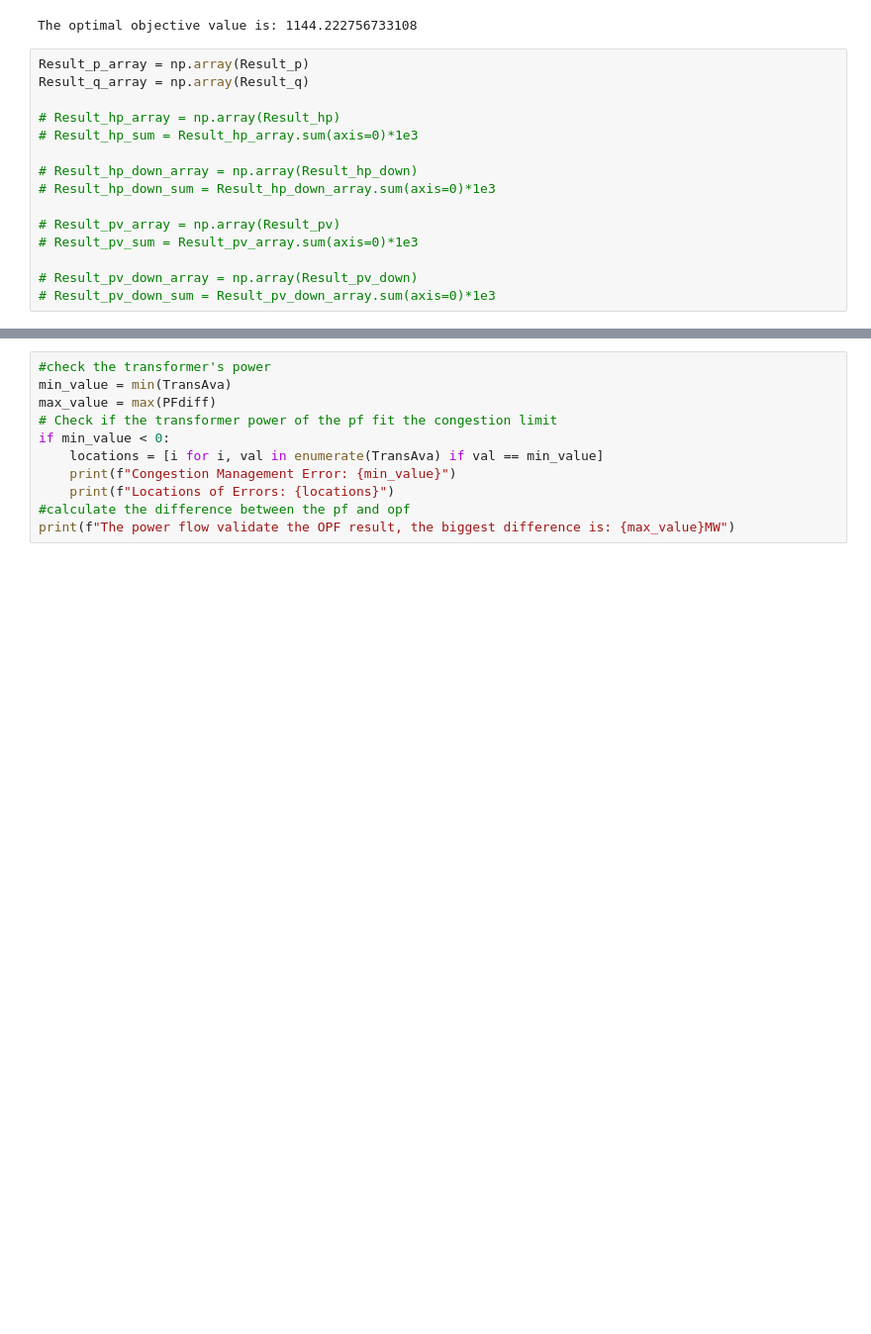
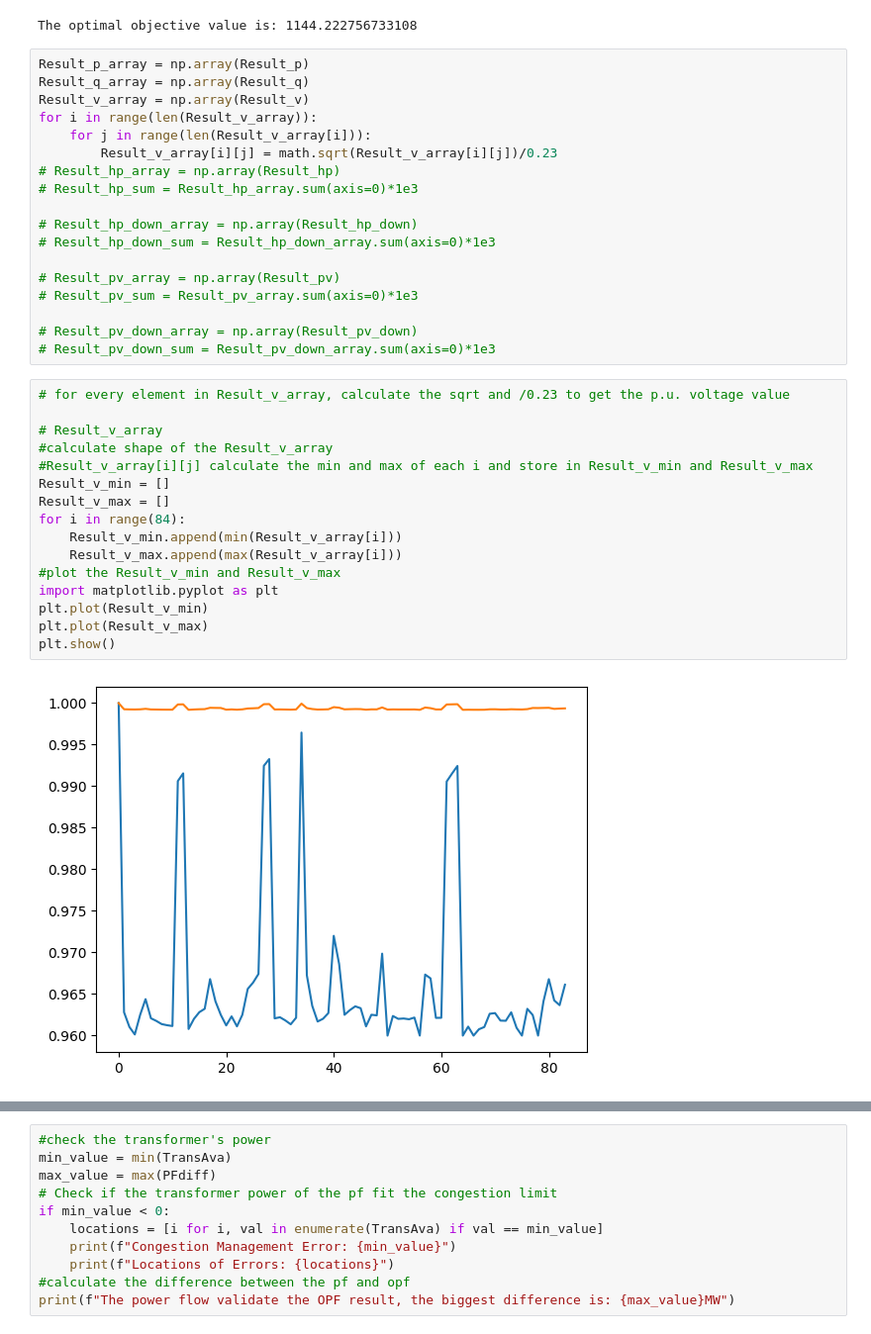
Before and after one commit to XinLiTue/Congestion-Management-based-on-Thermal-Comfort, a Jupyter notebook: FullModel.ipynb, the cells around one changed output, grey strips where cells are left out. Shown at 99% size. Saved outputs shown, nothing was run; the diff lists cells and outputs as text; blank space fills up the shorter version.

```diff
--- a/FullModel.ipynb
+++ b/FullModel.ipynb
@@ -79,7 +155,10 @@ The optimal objective value is: 1144.222756733108
 # %%
 Result_p_array = np.array(Result_p)
 Result_q_array = np.array(Result_q)
-
+Result_v_array = np.array(Result_v)
+for i in range(len(Result_v_array)):
+    for j in range(len(Result_v_array[i])):
+        Result_v_array[i][j] = math.sqrt(Result_v_array[i][j])/0.23
 # Result_hp_array = np.array(Result_hp)
 # Result_hp_sum = Result_hp_array.sum(axis=0)*1e3
 
@@ -91,6 +170,24 @@ Result_q_array = np.array(Result_q)
 
 # Result_pv_down_array = np.array(Result_pv_down)
 # Result_pv_down_sum = Result_pv_down_array.sum(axis=0)*1e3
+# %%
+# for every element in Result_v_array, calculate the sqrt and /0.23 to get the p.u. voltage value
+
+# Result_v_array
+#calculate shape of the Result_v_array
+#Result_v_array[i][j] calculate the min and max of each i and store in Result_v_min and Result_v_max
+Result_v_min = []
+Result_v_max = []
+for i in range(84):
+    Result_v_min.append(min(Result_v_array[i]))
+    Result_v_max.append(max(Result_v_array[i]))
+#plot the Result_v_min and Result_v_max
+import matplotlib.pyplot as plt
+plt.plot(Result_v_min)
+plt.plot(Result_v_max)
+plt.show()
+# %% [output]
+[figure, added]
 # %%
 #pf validate
 
```
Also changed, not shown: parts of 12 cells of this notebook, 5 other files.
